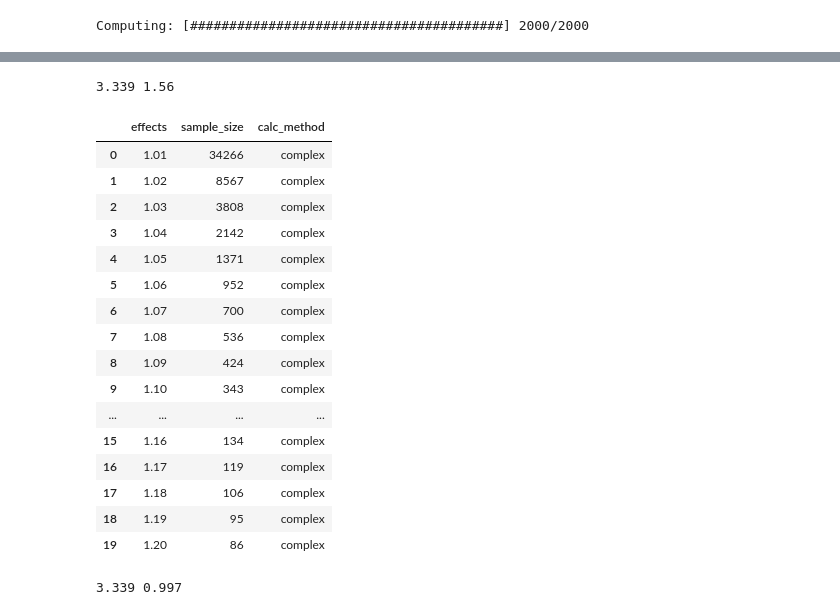
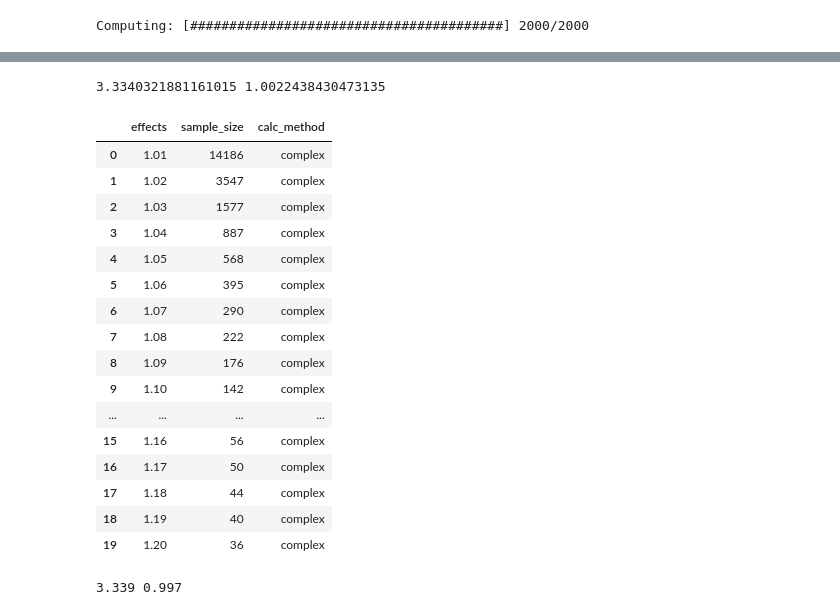
Before and after one commit to repinmihail/AB-test-pipeline, a Jupyter notebook: AB-pipline.ipynb, the cells around one changed output, grey strips where cells are left out. Saved outputs shown, nothing was run; the diff lists cells and outputs as text; code cells hidden in the pictures.

```diff
--- a/AB-pipline.ipynb
+++ b/AB-pipline.ipynb
@@ -156,6 +163,7 @@ def linearization_agg(data, column_for_grouped, value_name):
 # решение для метрик - расчет пользовательских, ratio и линеаризованных в одном датафрейме
 def calc_metrics(data, metric_dict, column_for_grouped, kappa=None, is_history_data=True):
 
+    kappa_dict = {}
     for metric_type, metric in metric_dict.items():
         if metric_type == 'simple_ratio_metrics':
             first_metric = True
@@ -177,6 +185,7 @@ def calc_metrics(data, metric_dict, column_for_grouped, kappa=None, is_history_d
                             control_df = data[data['group'] == control_group_name]
                             df_kappa = linearization_agg(control_df, column_for_grouped, key)
                         kappa = np.sum(df_kappa[f'{key}_lin_sum']) / np.sum(df_kappa[f'{key}_lin_count'])
+                        kappa_dict[key] = kappa
                         #print('kappa is: ', kappa)
                     df_lin = linearization_agg(data, column_for_grouped, key)
                     df_lin[f'{key}_linear'] = df_lin[f'{key}_lin_sum'] - kappa * df_lin[f'{key}_lin_count']
@@ -188,11 +197,11 @@ def calc_metrics(data, metric_dict, column_for_grouped, kappa=None, is_history_d
                         first_metric = False
                     else:
                         simple_ratio_metrics = pd.merge(simple_ratio_metrics, agg_df[all_columns], how='left', on=column_for_grouped)
+                    kappa = None
 
         if metric_type == 'user_metrics':
             first_metric = True
             for key, val in metric.items():
-                key, val
                 if isinstance(val, str):
                     agg_df = data.groupby(column_for_grouped).agg({key: val}).rename(columns={key: f'{key}_sum'}).reset_index()
                     all_columns = list(agg_df.columns)
@@ -202,6 +211,6 @@ def calc_metrics(data, metric_dict, column_for_grouped, kappa=None, is_history_d
                     else:
                         user_metrics_df = pd.merge(user_metrics_df, agg_df[all_columns], how='left', on=column_for_grouped)
     res = pd.merge(user_metrics_df, simple_ratio_metrics, how='left', on=column_for_grouped)
-    return res
+    return res, kappa_dict
 # %%
-calc_metrics(df, metric_dict, column_for_grouped, kappa=None, is_history_data=True)
+calc_df, kappa_dict = calc_metrics(df, metric_dict, column_for_grouped, kappa=None, is_history_data=True)
@@ -394,7 +400,7 @@ data_distribution_plot([random_var_series, strat_var_series])
 # %%
-MEAN = get_stratified_data(df_linear, 100_000, 'metric2_linear', weights=None, seed=None)[1]
-STD = np.sqrt(get_stratified_data(df_linear, 100_000, 'metric2_linear', weights=None, seed=None)[2])
-stratified_df = get_stratified_data(df_linear, 100_000, 'metric2_linear', weights=None, seed=None)[0]
+MEAN = get_stratified_data(calc_df, 100_000, 'metric1_sum', weights=None, seed=None)[1]
+STD = np.sqrt(get_stratified_data(calc_df, 100_000, 'metric1_linear', weights=None, seed=None)[2])
+stratified_df = get_stratified_data(calc_df, 100_000, 'metric1_linear', weights=None, seed=None)[0]
 EFFECT = 1.01
 effect_bounds = np.linspace(1.01, 1.2, num=20)
 sample_size_bounds = np.arange(1000, 10000, 500)
@@ -414,7 +420,7 @@ def get_sample_size_complex(mu: float=None,
                     r: float=1,
                     alpha: float=0.05,
                     beta: float=0.2
-                   ) -> tuple[float, float]:
+                   ): #-> tuple[float, float]:
     """
     Возвращает sample_size для обычной пользовательской метрики, при заданных параметрах теста.
                                     ТАРГЕТНЫЕ ГРУППЫ ДОЛЖНЫ БЫТЬ РАВНЫ
@@ -476,27 +482,27 @@ def get_sample_size_matrix(sample_size_func, effect_bounds, n_groups=2, target_s
     else:
         return df_res
 # %%
-MEAN, STD = 3.339, 1.557
+#MEAN, STD = 3.339, 1.557
 get_sample_size_matrix(get_sample_size_complex, effect_bounds, n_groups=2, target_share=0.5, r=1, plot=False)
 # %% [output]
-3.339 1.56
+3.3340321881161015 1.0022438430473135
 |  | effects | sample_size | calc_method |
-| 0 | 1.01 | 34266 | complex |
-| 1 | 1.02 | 8567 | complex |
-| 2 | 1.03 | 3808 | complex |
-| 3 | 1.04 | 2142 | complex |
-| 4 | 1.05 | 1371 | complex |
-| 5 | 1.06 | 952 | complex |
-| 6 | 1.07 | 700 | complex |
-| 7 | 1.08 | 536 | complex |
-| 8 | 1.09 | 424 | complex |
-| 9 | 1.10 | 343 | complex |
+| 0 | 1.01 | 14186 | complex |
+| 1 | 1.02 | 3547 | complex |
+| 2 | 1.03 | 1577 | complex |
+| 3 | 1.04 | 887 | complex |
+| 4 | 1.05 | 568 | complex |
+| 5 | 1.06 | 395 | complex |
+| 6 | 1.07 | 290 | complex |
+| 7 | 1.08 | 222 | complex |
+| 8 | 1.09 | 176 | complex |
+| 9 | 1.10 | 142 | complex |
 | ... | ... | ... | ... |
-| 15 | 1.16 | 134 | complex |
-| 16 | 1.17 | 119 | complex |
-| 17 | 1.18 | 106 | complex |
-| 18 | 1.19 | 95 | complex |
-| 19 | 1.20 | 86 | complex |
+| 15 | 1.16 | 56 | complex |
+| 16 | 1.17 | 50 | complex |
+| 17 | 1.18 | 44 | complex |
+| 18 | 1.19 | 40 | complex |
+| 19 | 1.20 | 36 | complex |
 # %%
 MEAN, STD = 3.339, 1.004
 get_sample_size_matrix(get_sample_size_complex, effect_bounds, n_groups=2, target_share=0.5, r=1, plot=False)
```
Also changed, not shown: parts of 22 cells of this notebook, 1 other file.
